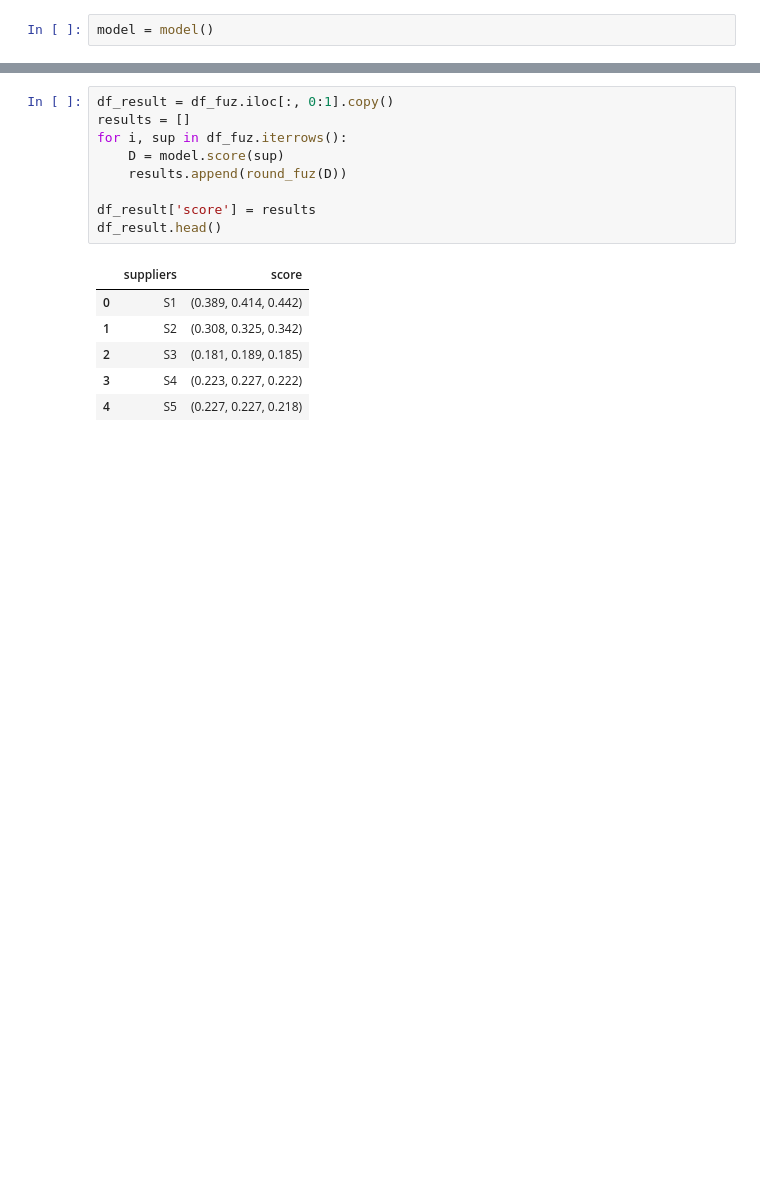
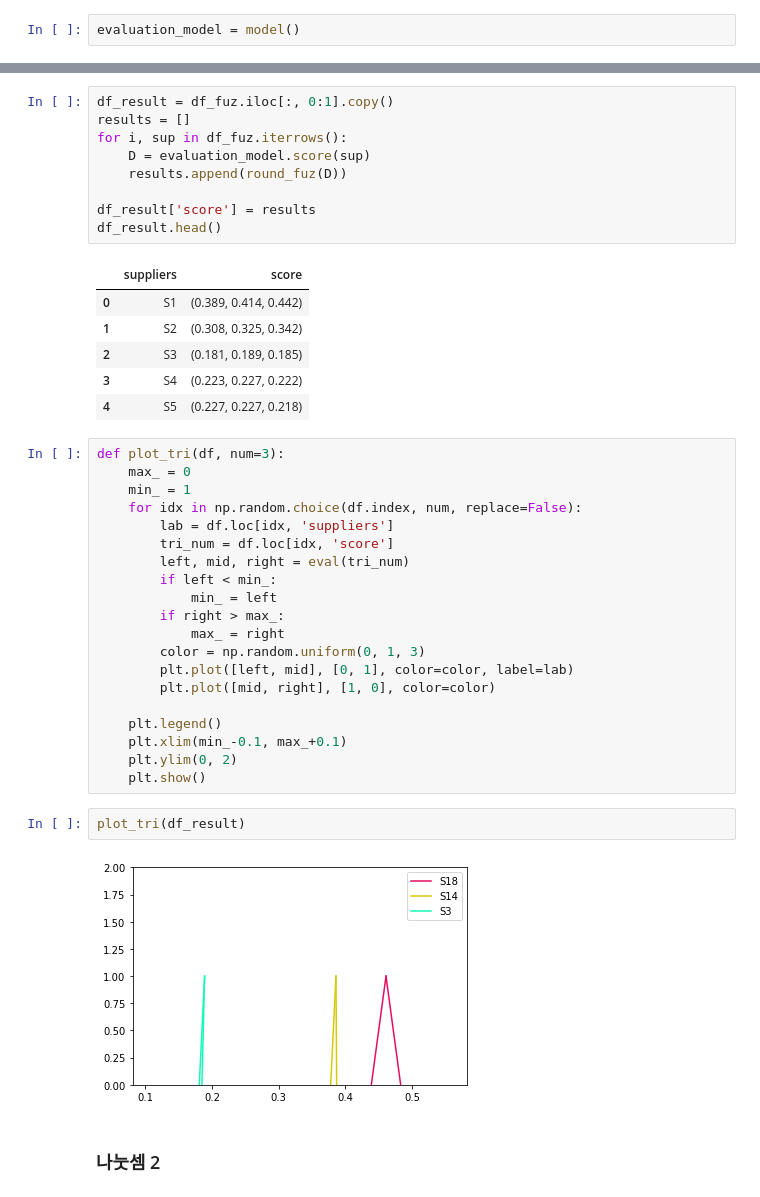
Before and after one commit to 98jaemin/post-evaluation, a Jupyter notebook: post_evaluation.ipynb, the cells around one changed output, grey strips where cells are left out. Saved outputs shown, nothing was run; the diff lists cells and outputs as text; blank space fills up the shorter version.

Commit message:
Update post_evaluation.ipynb
나눗셈 비교

```diff
--- a/post_evaluation.ipynb
+++ b/post_evaluation.ipynb
@@ -104,2 +107,2 @@ class model:
 # %%
-model = model()
+evaluation_model = model()
@@ -110,7 +110,7 @@ def round_fuz(number):
 df_result = df_fuz.iloc[:, 0:1].copy()
 results = []
 for i, sup in df_fuz.iterrows():
-    D = model.score(sup)
+    D = evaluation_model.score(sup)
     results.append(round_fuz(D))
 
 df_result['score'] = results
@@ -122,3 +122,29 @@ df_result.head()
 | 2 | S3 | (0.181, 0.189, 0.185) |
 | 3 | S4 | (0.223, 0.227, 0.222) |
 | 4 | S5 | (0.227, 0.227, 0.218) |
+# %%
+def plot_tri(df, num=3):
+    max_ = 0
+    min_ = 1
+    for idx in np.random.choice(df.index, num, replace=False):
+        lab = df.loc[idx, 'suppliers']
+        tri_num = df.loc[idx, 'score']
+        left, mid, right = eval(tri_num)
+        if left < min_:
+            min_ = left
+        if right > max_:
+            max_ = right
+        color = np.random.uniform(0, 1, 3)
+        plt.plot([left, mid], [0, 1], color=color, label=lab)
+        plt.plot([mid, right], [1, 0], color=color)
+
+    plt.legend()
+    plt.xlim(min_-0.1, max_+0.1)
+    plt.ylim(0, 2)
+    plt.show()
+# %%
+plot_tri(df_result)
+# %% [output]
+[figure, added]
+# %% [markdown]
+### 나눗셈 2
```
Also changed, not shown: parts of 12 cells of this notebook.
